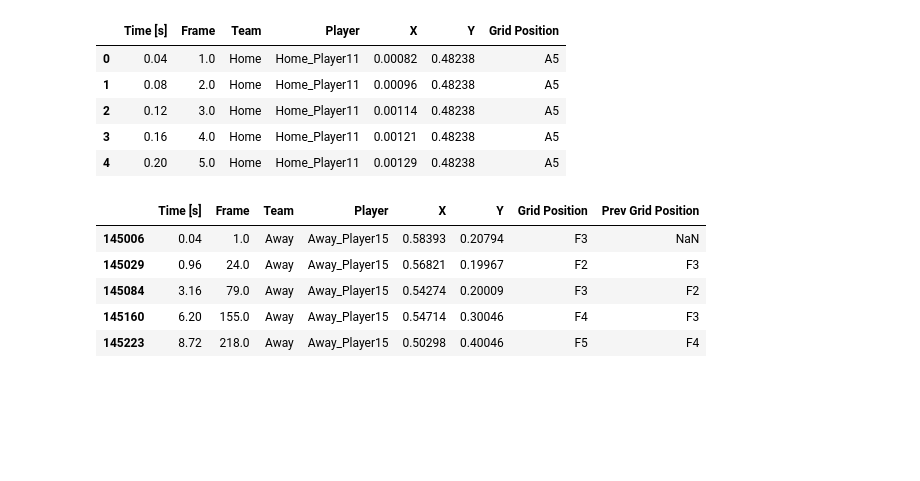
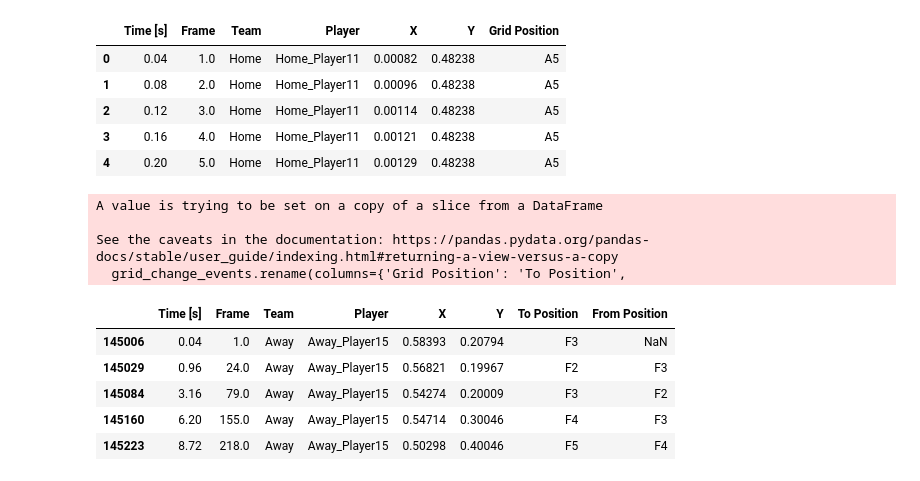
Before and after one commit to VitoChan01/Soccer, a Jupyter notebook: import_tracking_data.ipynb, the cells around one changed output. Drawn from its saved outputs; the diff is of its cells as text; code cells hidden in the pictures; blank space fills up the shorter version.

```diff
--- a/import_tracking_data.ipynb
+++ b/import_tracking_data.ipynb
@@ -4,4 +9,9 @@ import pm4py
 print(pm4py.__version__)
 # %% [output]
 2.7.15.2
+# %%
+# settings
+## Resolution of the grid
+x_fields = 10
+y_fields = 10
 # %%
@@ -77,8 +90,7 @@ tracking_long_df.head()
 | 4 | 0.20 | 5.0 | Home | Home_Player11 | 0.00129 | 0.48238 |
 # %%
 # add grid position to tracking long
-import helpers
-tracking_long_df['Grid Position'] = tracking_long_df.apply(lambda row: helpers.get_field_position(row['X'], row['Y']), axis=1)
+tracking_long_df['Grid Position'] = tracking_long_df.apply(lambda row: helpers.get_field_position(row['X'], row['Y'], x_fields=x_fields, y_fields=y_fields), axis=1)
 tracking_long_df.head()
 # %% [output]
 |  | Time [s] | Frame | Team | Player | X | Y | Grid Position |
@@ -90,15 +102,22 @@ tracking_long_df.head()
 # %%
 # identify only events when grid position of player changes
 def get_grid_change_events(tracking_df):
     tracking_df = tracking_df.sort_values(by=['Player', 'Time [s]'])
     tracking_df['Prev Grid Position'] = tracking_df.groupby('Player')['Grid Position'].shift(1)
     grid_change_events = tracking_df[tracking_df['Grid Position'] != tracking_df['Prev Grid Position']]
+    grid_change_events.rename(columns={'Grid Position': 'To Position',
+                                'Prev Grid Position': 'From Position'}, inplace=True
+                       )
     return grid_change_events
 
 tracking_grid_change_events_df = get_grid_change_events(tracking_long_df)
 display(tracking_grid_change_events_df.head())
 # %% [output]
+A value is trying to be set on a copy of a slice from a DataFrame
+
+See the caveats in the documentation: https://pandas.pydata.org/pandas-docs/stable/user_guide/indexing.html#returning-a-view-versus-a-copy
+  grid_change_events.rename(columns={'Grid Position': 'To Position',
-|  | Time [s] | Frame | Team | Player | X | Y | Grid Position | Prev Grid Position |
+|  | Time [s] | Frame | Team | Player | X | Y | To Position | From Position |
 | 145006 | 0.04 | 1.0 | Away | Away_Player15 | 0.58393 | 0.20794 | F3 | NaN |
 | 145029 | 0.96 | 24.0 | Away | Away_Player15 | 0.56821 | 0.19967 | F2 | F3 |
 | 145084 | 3.16 | 79.0 | Away | Away_Player15 | 0.54274 | 0.20009 | F3 | F2 |
```
Also changed, not shown: parts of 12 cells of this notebook.
